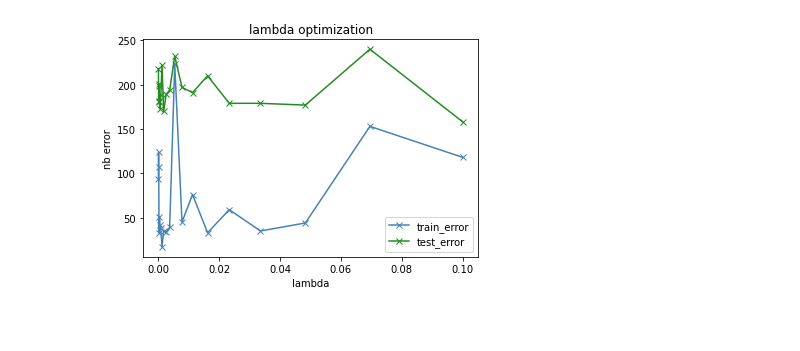
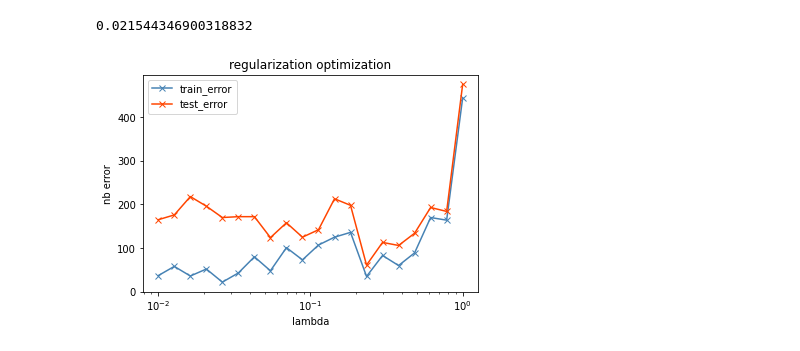
Before and after one commit to valentinoli/deep-learning-project-1, a Jupyter notebook: project_1.ipynb, the cells around one changed output. Cells and saved outputs as stored; diff of their text form; code cells hidden in the pictures; blank space fills up the shorter version.

```diff
--- a/project_1.ipynb
+++ b/project_1.ipynb
@@ -101,2 +139,0 @@ test_input, test_target, test_classes = \
-# %%
-train_model(Siamese, train_input, train_target, train_classes, learn_rate_= 2e-2, lambda_=0.1, mini_batch_size=mini_batch_size, nb_epochs = 25)
@@ -111,15 +140,14 @@ test error Net 10.80% 108/1000
 # %%
-learn_rates = np.geomspace(1e-4, 1e-1,20)
-lambdas = np.geomspace(1e-4, 1e-1,20)
-losses_train = []
+learn_rates = np.logspace(-3, -1,10)
+lambdas = np.logspace(-3, 0,20)
 train_error = []
 test_error = []
-#for lr in learn_rates:
-for lbd in lambdas:
-    Siamese = SharedWeight()
+lbd = 0.23
+for lr in learn_rates:
+    Siamese = SharedWeight(2)
     train_input, train_target, train_classes, \
     test_input, test_target, test_classes = \
     prologue.generate_pair_sets(N)
-    losses_train.append(train_model(Siamese, train_input, train_target, train_classes, learn_rate_= 2e-2, lambda_=lbd, mini_batch_size=mini_batch_size, nb_epochs = 25))
+    train_model(Siamese, train_input, train_target, train_classes, learn_rate_= lr, lambda_=lbd, mini_batch_size=mini_batch_size, nb_epochs = 25)
     train_error.append(compute_nb_errors(Siamese, train_input, train_target, mini_batch_size))
     test_error.append(compute_nb_errors(Siamese, test_input, test_target, mini_batch_size))
@@ -126,16 +166,33 @@ for lbd in lambdas:
+# %%
+learn_rates[np.argmin(test_error)]
+# %% [output]
+0.021544346900318832
+# %%
+learn_rates = np.logspace(-5, -1,20)
+lambdas = np.logspace(-2, 0,20)
+losses_train = []
+train_error = []
+test_error = []
+lbd = 0.1
+for lbd in lambdas:
+    Siamese = SharedWeight()
+    train_input, train_target, train_classes, \
+    test_input, test_target, test_classes = \
+    prologue.generate_pair_sets(N)
+    losses_train.append(train_model(Siamese, train_input, train_target, train_classes, learn_rate_= 2e-2, lambda_=lbd, mini_batch_size=mini_batch_size, nb_epochs = 25))
+    train_error.append(compute_nb_errors(Siamese, train_input, train_target, mini_batch_size))
+    test_error.append(compute_nb_errors(Siamese, test_input, test_target, mini_batch_size))
 # %%
-import matplotlib.pyplot as plt
 fig = plt.figure()
-plt.plot(lambdas, train_error,c='steelblue',label="train_error", marker='x')
-plt.plot(lambdas, test_error,c='forestgreen', label="test_error", marker='x')
-plt.title("lambda optimization")
+plt.semilogx(lambdas, train_error,c='steelblue',label="train_error", marker='x')
+plt.semilogx(lambdas, test_error,c='orangered', label="test_error", marker='x')
+plt.title("regularization optimization")
 plt.xlabel("lambda")
 plt.ylabel("nb error")
 plt.legend()
 plt.show()
-#fig.savefig("lambda_opti.png") # Use fig. here
 # %% [output]
-[figure, old version]
+[figure, new version]
 # %%
 lambdas[np.argmin(test_error)]
 # %% [output]
```
Also changed, not shown: parts of 17 cells of this notebook.
